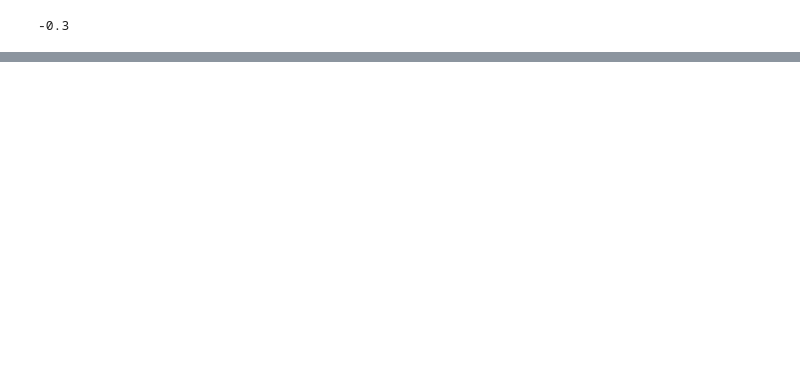
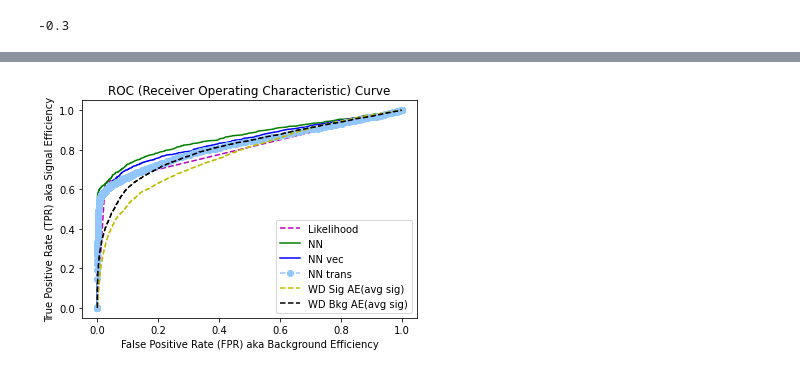
Before and after one commit to SangeonPark/QUASAR, a Jupyter notebook: jets/mass_gen.ipynb, the cells around one changed output, grey strips where cells are left out. Drawn from its saved outputs; the diff is of its cells as text; code cells hidden in the pictures; blank space fills up the shorter version.

```diff
--- a/jets/mass_gen.ipynb
+++ b/jets/mass_gen.ipynb
@@ -734,63 +818,81 @@ plt.show()
 # %%
-#Now run 1D wasserstein
-#sig=np.swapaxes(sig,0,1)
-#bkg=np.swapaxes(bkg,0,1)
-sig_train, sig_test, bkg_train, bkg_test = train_test_split(sig, bkg, test_size = 0.20, random_state = 5)
+activation = {}
+def get_activation(name):
+    def hook(model, input, output):
+        activation[name] = output.detach()
+    return hook
+sig_ae.latent.register_forward_hook(get_activation('act2'))
+bkg_ae.latent.register_forward_hook(get_activation('act2'))
+
+sig_train_torch = Variable(torch.from_numpy(sig_train))
+bkg_train_torch = Variable(torch.from_numpy(bkg_train))
+
+sig_latentb = bkg_ae(sig_train_torch.float())
+sig_latentb = activation['act2']
+bkg_latentb = bkg_ae(bkg_train_torch.float())
+bkg_latentb = activation['act2']
+
+sig_latents = sig_ae(sig_train_torch.float())
+sig_latents = activation['act2']
+bkg_latents = sig_ae(bkg_train_torch.float())
+bkg_latents = activation['act2']
+
 
 scaler = StandardScaler(copy=True, with_mean=True, with_std=True)
-sig_train = scaler.fit_transform(sig_train)
-sig_test  = scaler.transform    (sig_test)
-bkg_train = scaler.transform    (bkg_train)
-bkg_test  = scaler.transform    (bkg_test)
+sig_latents = scaler.fit_transform(sig_latents)
+bkg_latents = scaler.transform    (bkg_latents)
+sig_latentb = scaler.fit_transform(sig_latentb)
+bkg_latentb = scaler.transform    (bkg_latentb)
 
-bkgavg=np.array([])
-for pVal0 in range(sig_train.shape[1]):
-    bkgavg = np.append(bkgavg,sig_train[:,pVal0].mean())
-print(bkgavg)
+bkgavgs=np.array([])
+bkgavgb=np.array([])
+for pVal0 in range(sig_latents.shape[1]):
+    bkgavgs = np.append(bkgavgs,sig_latents[:,pVal0].mean())
+    bkgavgb = np.append(bkgavgb,sig_latentb[:,pVal0].mean())
 
-bkgrdmid=np.random.permutation(len(sig_train))
-bkgrdm=sig_train[bkgrdmid]
+emdss=np.array([])
+emdsb=np.array([])
+for pVec in sig_latents:
+    wd = wasserstein_distance(u_values=pVec,v_values=bkgavgs)
+    emdss  = np.append(emdss, wd)
 
-emds=np.array([])
-emdsr=np.array([])
-pVal=0
-for pVec in sig_train:
-    wd = wasserstein_distance(u_values=pVec,v_values=bkgavg)
-    wdr= wasserstein_distance(u_values=pVec,v_values=bkgrdm[pVal])
-    emds  = np.append(emds, wd)
-    emdsr = np.append(emdsr,wdr)
-    pVal=pVal+1
+for pVec in sig_latentb:
+    wd = wasserstein_distance(u_values=pVec,v_values=bkgavgb)
+    emdsb  = np.append(emdsb, wd)
 
-emdb=np.array([])
-emdbr=np.array([])
-pVal=0
-for pVec in bkg_train:
-    wd = wasserstein_distance(u_values=pVec,v_values=bkgavg)
-    wdr= wasserstein_distance(u_values=pVec,v_values=bkgrdm[pVal])
-    emdb = np.append(emdb,wd)
-    emdbr = np.append(emdbr,wdr)
-    pVal=pVal+1
+emdbs=np.array([])
+emdbb=np.array([])
 
-x_emd   = np.concatenate((emds,emdb))
-x_emdr  = np.concatenate((emdsr,emdbr))
+for pVec in bkg_latents:
+    wd = wasserstein_distance(u_values=pVec,v_values=bkgavgs)
+    emdbs = np.append(emdbs,wd)
+
+for pVec in bkg_latentb:
+    wd = wasserstein_distance(u_values=pVec,v_values=bkgavgb)
+    emdbb = np.append(emdbb,wd)
+
+
+x_emds   = np.concatenate((emdss,emdbs))
+x_emdb   = np.concatenate((emdsb,emdbb))
 y_emd   = np.hstack((np.zeros(len(emds)), np.ones(len(emdb))))
 
-from sklearn import metrics
-fpr, tpr, thresholds = metrics.roc_curve(y_emd, x_emd,True)
-emd_rocpts=np.vstack((fpr,tpr))
+fpr, tpr, thresholds = metrics.roc_curve(y_emd, x_emds,True)
+emd_rocptss=np.vstack((fpr,tpr))
 
-fpr, tpr, thresholds = metrics.roc_curve(y_emd, x_emdr,True)
-emd_rocpts2=np.vstack((fpr,tpr))
+fpr, tpr, thresholds = metrics.roc_curve(y_emd, x_emdb,True)
+emd_rocptsb=np.vstack((fpr,tpr))
 
 plt.plot(likelihood_rocpts[0],likelihood_rocpts[1],'m--',label="Likelihood")
 plt.plot(nn_rocpts[0],          nn_rocpts[1],'g-',label="NN")
 plt.plot(nn_vec_rocpts[0],      nn_vec_rocpts[1],'b-',label="NN vec")
 plt.plot(nn_trans_vec_rocpts[0],nn_trans_vec_rocpts[1],'o--',label="NN trans")
-plt.plot(emd_rocpts[0],emd_rocpts[1],'y--',label="EMD(avg)")
-plt.plot(emd_rocpts2[0],emd_rocpts2[1],'r-',label="EMD(random)")
+plt.plot(emd_rocptss[0],emd_rocptss[1],'y--',label="WD Sig AE(avg sig)")
+plt.plot(emd_rocptsb[0],emd_rocptsb[1],'k--',label="WD Bkg AE(avg sig)")
 plt.title("ROC (Receiver Operating Characteristic) Curve")
 plt.xlabel("False Positive Rate (FPR) aka Background Efficiency")
 plt.ylabel("True Positive Rate (TPR) aka Signal Efficiency")
 plt.legend(loc="lower right")
 plt.show()
+# %% [output]
+[figure, added]
 # %%
```
Also changed, not shown: parts of 20 cells of this notebook.
